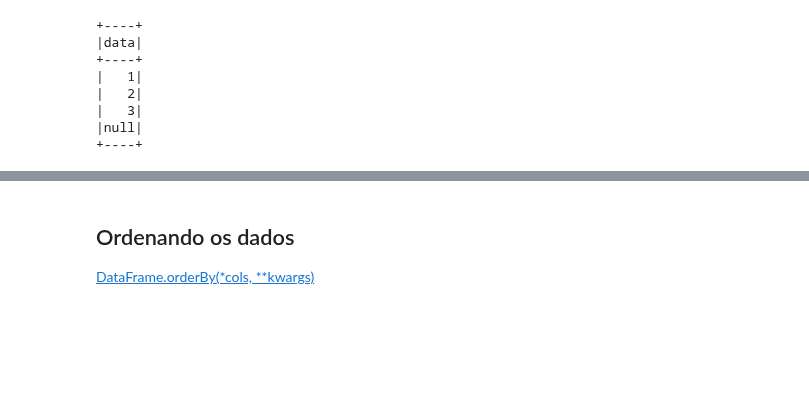
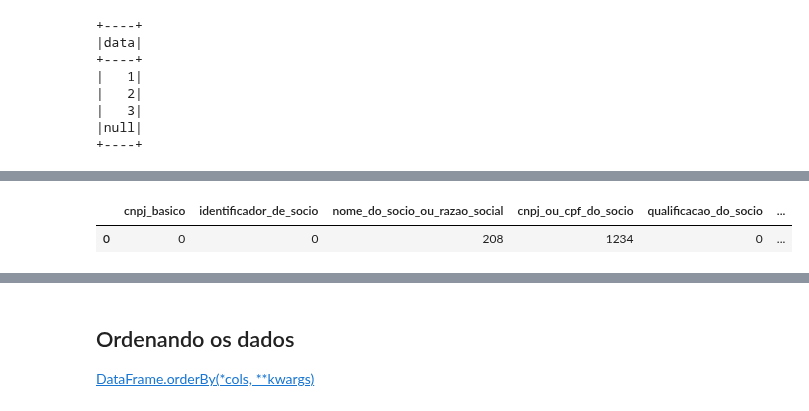
Before and after one commit to RaphaelfsOliveira/ApacheSparkPython, a Jupyter notebook: aula0_projeto_spark.ipynb, the cells around one changed output, grey strips where cells are left out. Cells and saved outputs as stored; diff of their text form; code cells hidden in the pictures; blank space fills up the shorter version.

```diff
--- a/aula0_projeto_spark.ipynb
+++ b/aula0_projeto_spark.ipynb
@@ -732,0 +791,5 @@ df.show()
+# %%
+dfSoc.select([f.count(f.when(f.isnull(c), 1)).alias(c) for c in dfSoc.columns]).toPandas()
+# %% [output]
+|  | cnpj_basico | identificador_de_socio | nome_do_socio_ou_razao_social | cnpj_ou_cpf_do_socio | qualificacao_do_socio | ... |
+| 0 | 0 | 0 | 208 | 1234 | 0 | ... |
```
Also changed, not shown: parts of 11 cells of this notebook.
